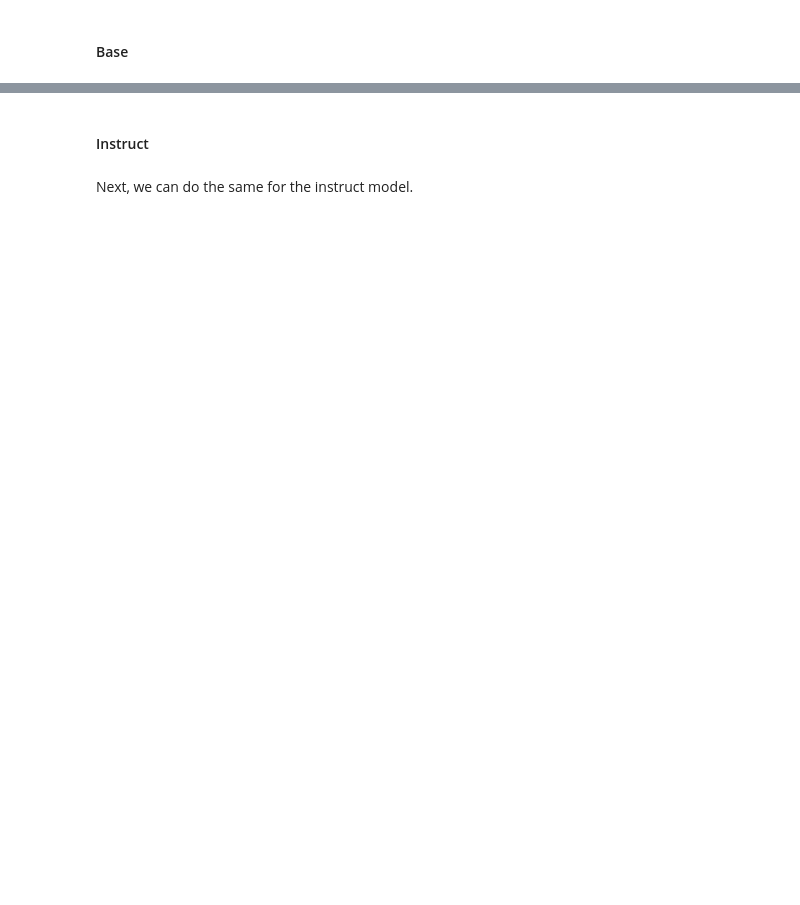
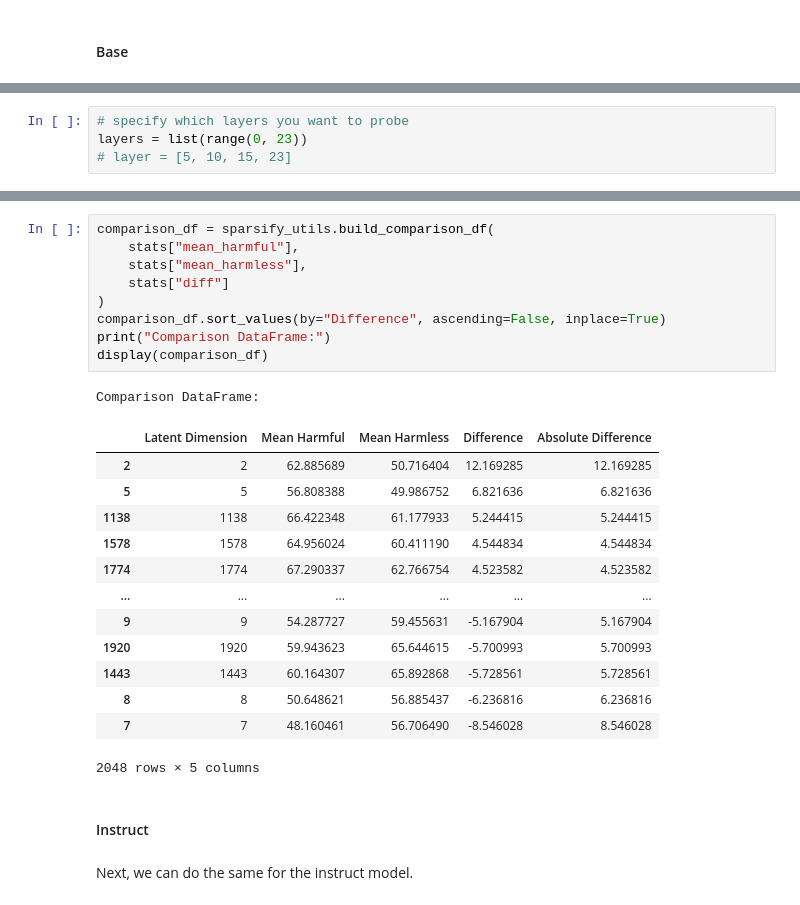
Before and after one commit to MisterXY89/sae-refusal-eval, a Jupyter notebook: src/SAE-refusal-direction.ipynb, the cells around one changed output, grey strips where cells are left out. Drawn from its saved outputs; the diff is of its cells as text; blank space fills up the shorter version.

```diff
--- a/src/SAE-refusal-direction.ipynb
+++ b/src/SAE-refusal-direction.ipynb
@@ -136,0 +175,4 @@ Now we extract the refusal direction from both models, following the SAE Microso
+# %%
+# specify which layers you want to probe
+layers = list(range(0, 23))
+# layer = [5, 10, 15, 23]
@@ -137,3 +272,27 @@ Now we extract the refusal direction from both models, following the SAE Microso
+# %%
+comparison_df = sparsify_utils.build_comparison_df(
+    stats["mean_harmful"],
+    stats["mean_harmless"],
+    stats["diff"]
+)
+comparison_df.sort_values(by="Difference", ascending=False, inplace=True)
+print("Comparison DataFrame:")
+display(comparison_df)
+# %% [output]
+Comparison DataFrame:
+|  | Latent Dimension | Mean Harmful | Mean Harmless | Difference | Absolute Difference |
+| 2 | 2 | 62.885689 | 50.716404 | 12.169285 | 12.169285 |
+| 5 | 5 | 56.808388 | 49.986752 | 6.821636 | 6.821636 |
+| 1138 | 1138 | 66.422348 | 61.177933 | 5.244415 | 5.244415 |
+| 1578 | 1578 | 64.956024 | 60.411190 | 4.544834 | 4.544834 |
+| 1774 | 1774 | 67.290337 | 62.766754 | 4.523582 | 4.523582 |
+| ... | ... | ... | ... | ... | ... |
+| 9 | 9 | 54.287727 | 59.455631 | -5.167904 | 5.167904 |
+| 1920 | 1920 | 59.943623 | 65.644615 | -5.700993 | 5.700993 |
+| 1443 | 1443 | 60.164307 | 65.892868 | -5.728561 | 5.728561 |
+| 8 | 8 | 50.648621 | 56.885437 | -6.236816 | 6.236816 |
+| 7 | 7 | 48.160461 | 56.706490 | -8.546028 | 8.546028 |
+2048 rows × 5 columns
 # %% [markdown]
 #### Instruct
 # %% [markdown]
```
Also changed, not shown: parts of 26 cells of this notebook, 3 other files.
